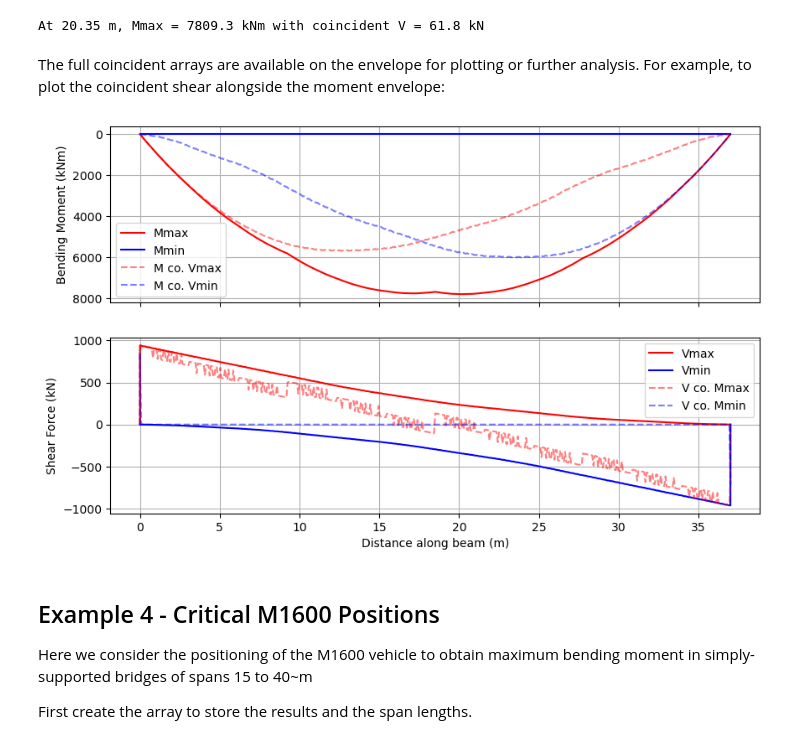
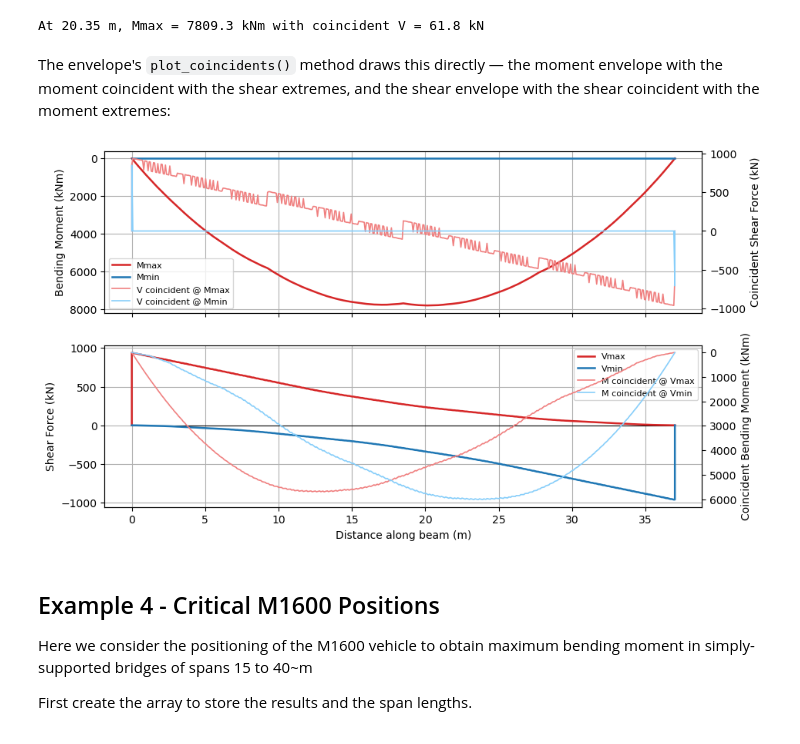
Before and after one commit to ccaprani/pycba, a Jupyter notebook: docs/source/notebooks/bridge.ipynb, the cells around one changed output. Saved outputs shown, nothing was run; the diff lists cells and outputs as text; code cells hidden in the pictures.

```diff
--- a/docs/source/notebooks/bridge.ipynb
+++ b/docs/source/notebooks/bridge.ipynb
@@ -172,29 +172,12 @@ print(f"At {at:.2f} m, Mmax = {val:.1f} kNm with coincident V = {Vco:.1f} kN")
 # %% [output]
 At 20.35 m, Mmax = 7809.3 kNm with coincident V = 61.8 kN
 # %% [markdown]
-The full coincident arrays are available on the envelope for plotting or further analysis. For example, to plot the coincident shear alongside the moment envelope:
+The envelope's `plot_coincidents()` method draws this directly — the moment envelope with the moment coincident with the shear extremes, and the shear envelope with the shear coincident with the moment extremes:
 # %%
-fig, (ax1, ax2) = plt.subplots(2, 1, sharex=True, figsize=(10, 6))
-
-ax1.plot(env.x, env.Mmax, "r", label="Mmax")
-ax1.plot(env.x, env.Mmin, "b", label="Mmin")
-ax1.plot(env.x, env.Mco_Vmax, "r--", alpha=0.5, label="M co. Vmax")
-ax1.plot(env.x, env.Mco_Vmin, "b--", alpha=0.5, label="M co. Vmin")
-ax1.invert_yaxis()
-ax1.grid()
-ax1.legend()
-ax1.set_ylabel("Bending Moment (kNm)")
-
-ax2.plot(env.x, env.Vmax, "r", label="Vmax")
-ax2.plot(env.x, env.Vmin, "b", label="Vmin")
-ax2.plot(env.x, env.Vco_Mmax, "r--", alpha=0.5, label="V co. Mmax")
-ax2.plot(env.x, env.Vco_Mmin, "b--", alpha=0.5, label="V co. Mmin")
-ax2.grid()
-ax2.legend()
-ax2.set_ylabel("Shear Force (kN)")
-ax2.set_xlabel("Distance along beam (m)");
+# The coincident effects plot is built in to the envelope:
+env.plot_coincidents();
 # %% [output]
-[figure, old version]
+[figure, new version]
 # %% [markdown]
 ## Example 4 - Critical M1600 Positions
 
```
Also changed, not shown: 8 other files.
